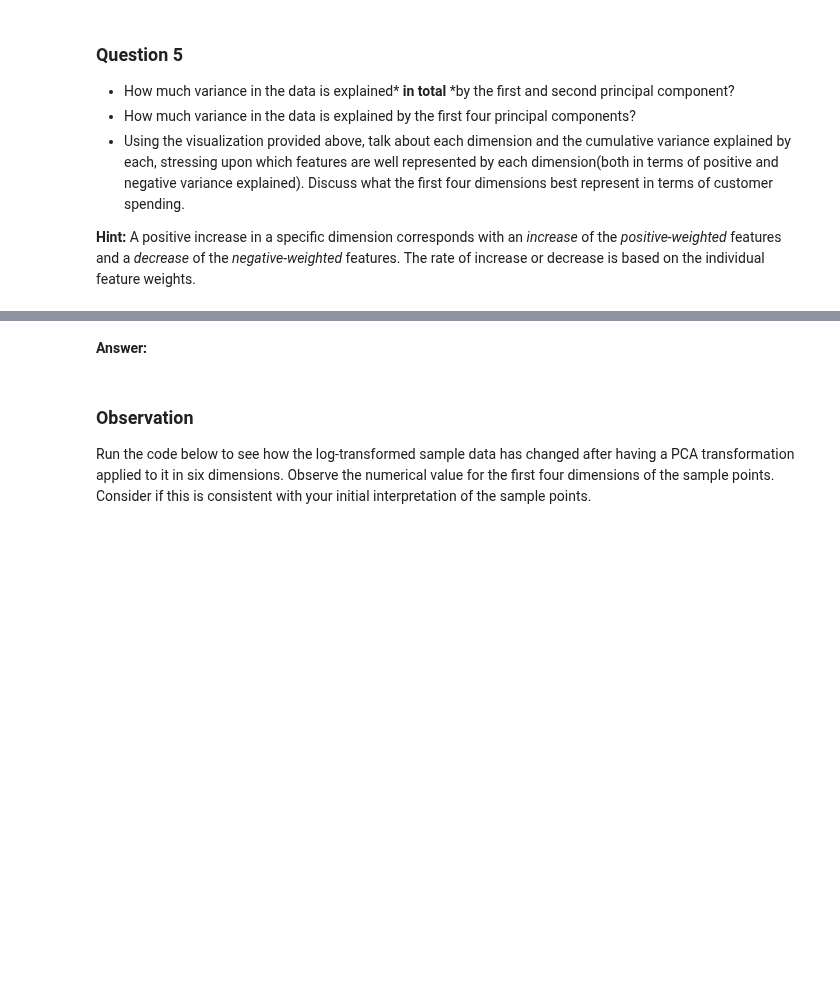
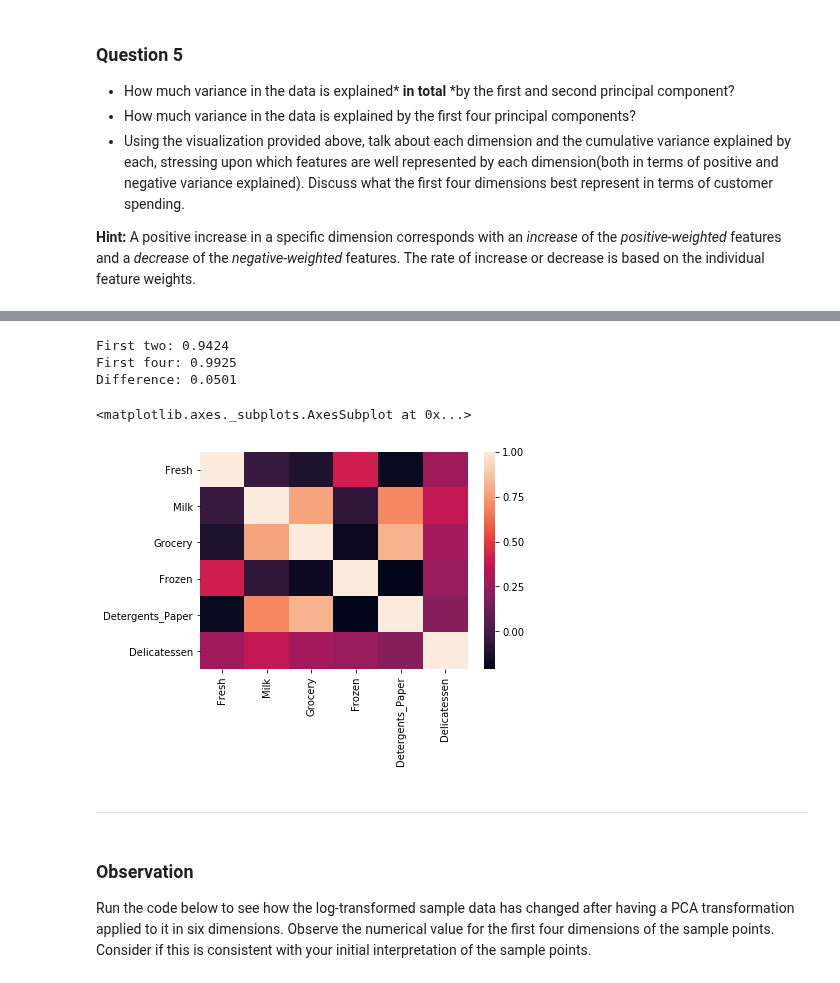
Before and after one commit to edvalente/ml-nanodegree, a Jupyter notebook: customer_segments/customer_segments.ipynb, the cells around one changed output, grey strips where cells are left out. Drawn from its saved outputs; the diff is of its cells as text; code cells hidden in the pictures; blank space fills up the shorter version.

Commit message:
Answers question 5

```diff
--- a/customer_segments/customer_segments.ipynb
+++ b/customer_segments/customer_segments.ipynb
@@ -353,5 +363,20 @@ pca_results = vs.pca_results(good_data, pca)
+# %%
+first_two = 0.8716 + 0.0708
+first_four = first_two + 0.0368 + 0.0133
+print("First two: {}".format(first_two))
+print("First four: {}".format(first_four))
+print("Difference: {}".format(round(first_four - first_two, 4)))
+# %% [output]
+First two: 0.9424
+First four: 0.9925
+Difference: 0.0501
+# %%
+sns.heatmap(good_data.corr())
+# %% [output]
+<matplotlib.axes._subplots.AxesSubplot at 0x...>
+[figure, added]
 # %% [markdown]
-**Answer:**
+---
 # %% [markdown]
 ### Observation
 Run the code below to see how the log-transformed sample data has changed after having a PCA transformation applied to it in six dimensions. Observe the numerical value for the first four dimensions of the sample points. Consider if this is consistent with your initial interpretation of the sample points.
```
Also changed, not shown: parts of 4 cells of this notebook.
